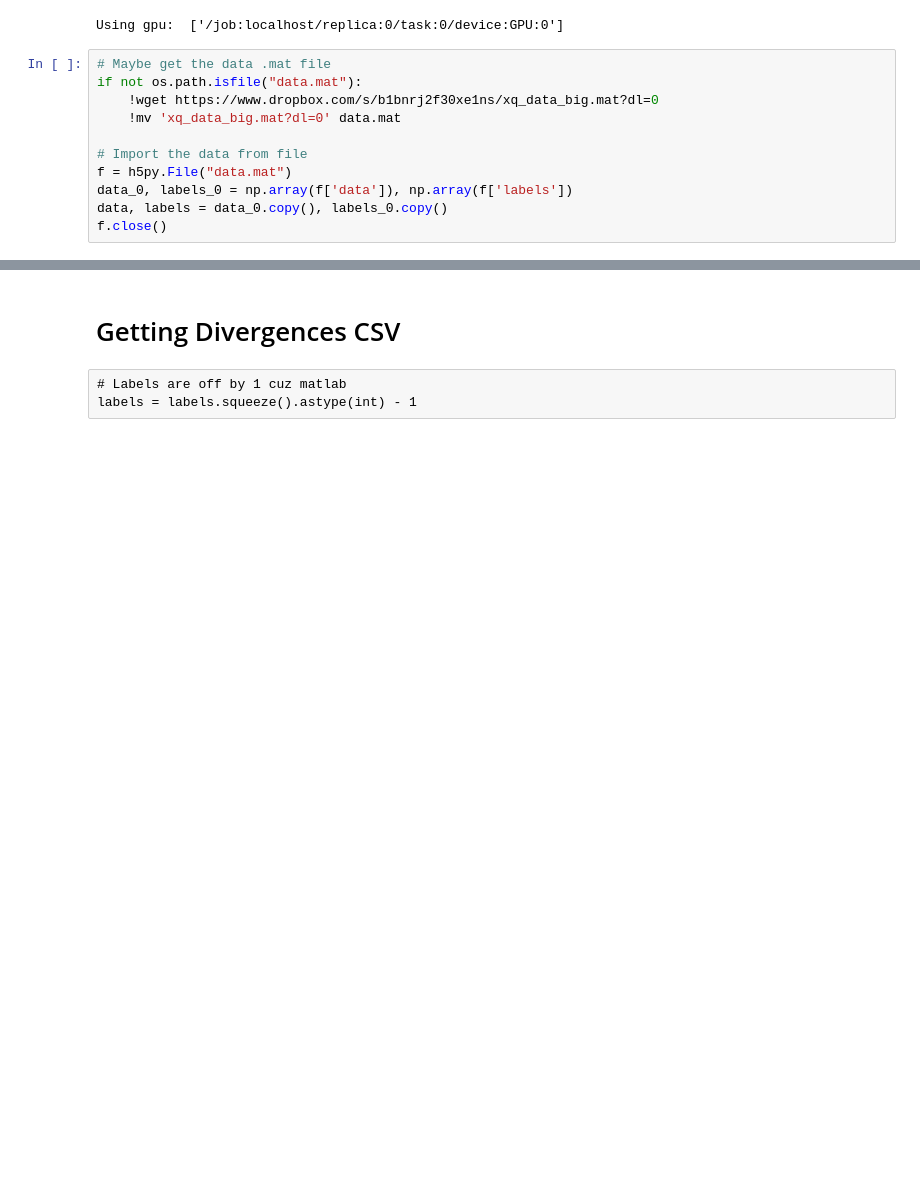
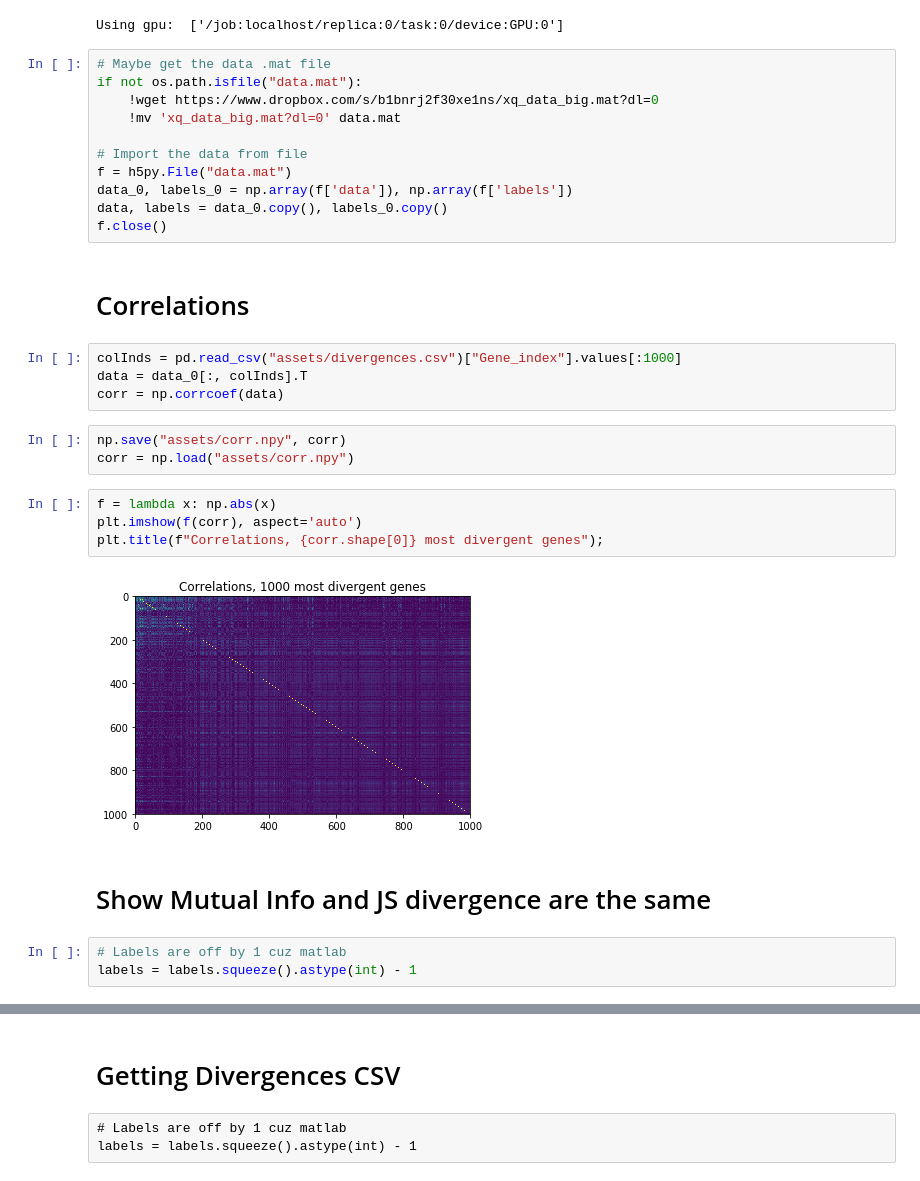
Before and after one commit to akshayyeluri/cellClassifier, a Jupyter notebook: finding_relevant_genes.ipynb, the cells around one changed output, grey strips where cells are left out. Saved outputs shown, nothing was run; the diff lists cells and outputs as text; blank space fills up the shorter version.

Commit message:
Found gene correlation matrix and proved mutual info / js divergence are the same

```diff
--- a/finding_relevant_genes.ipynb
+++ b/finding_relevant_genes.ipynb
@@ -42,3 +43,23 @@ f = h5py.File("data.mat")
 data_0, labels_0 = np.array(f['data']), np.array(f['labels'])
 data, labels = data_0.copy(), labels_0.copy()
 f.close()
+# %% [markdown]
+# Correlations
+# %%
+colInds = pd.read_csv("assets/divergences.csv")["Gene_index"].values[:1000]
+data = data_0[:, colInds].T
+corr = np.corrcoef(data)
+# %%
+np.save("assets/corr.npy", corr)
+corr = np.load("assets/corr.npy")
+# %%
+f = lambda x: np.abs(x)
+plt.imshow(f(corr), aspect='auto')
+plt.title(f"Correlations, {corr.shape[0]} most divergent genes");
+# %% [output]
+[figure, added]
+# %% [markdown]
+# Show Mutual Info and JS divergence are the same
+# %%
+# Labels are off by 1 cuz matlab
+labels = labels.squeeze().astype(int) - 1
```
Also changed, not shown: parts of 7 cells of this notebook, 1 other file.
